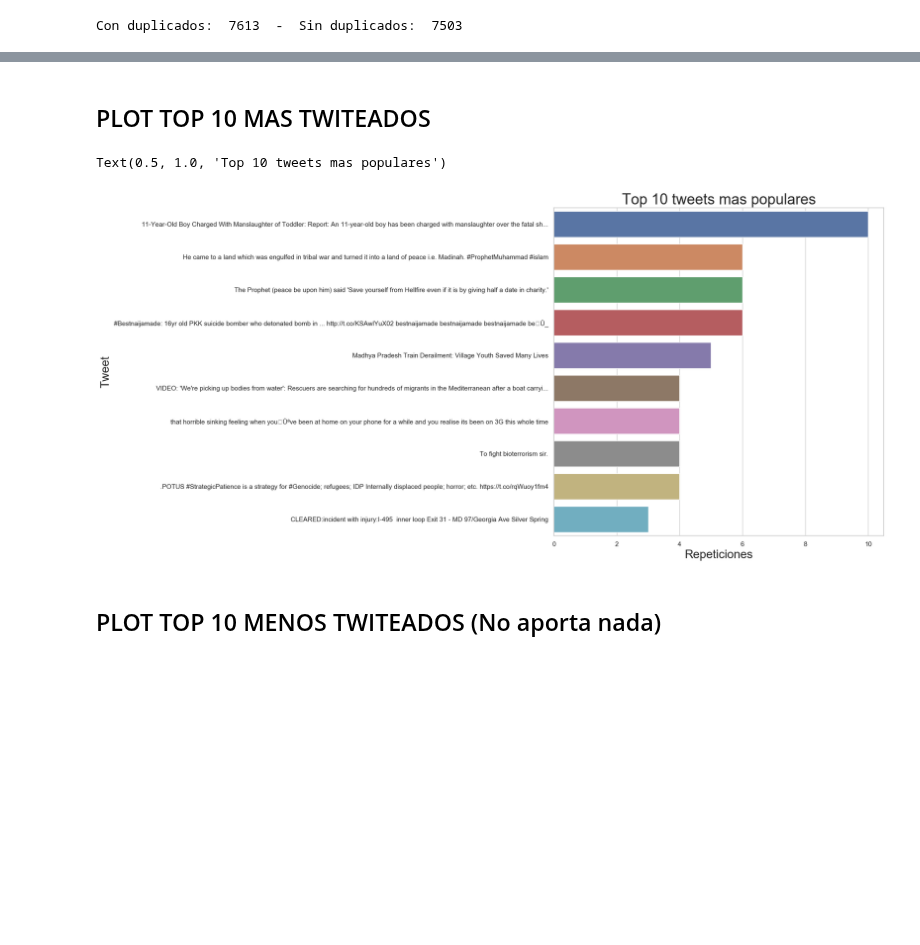
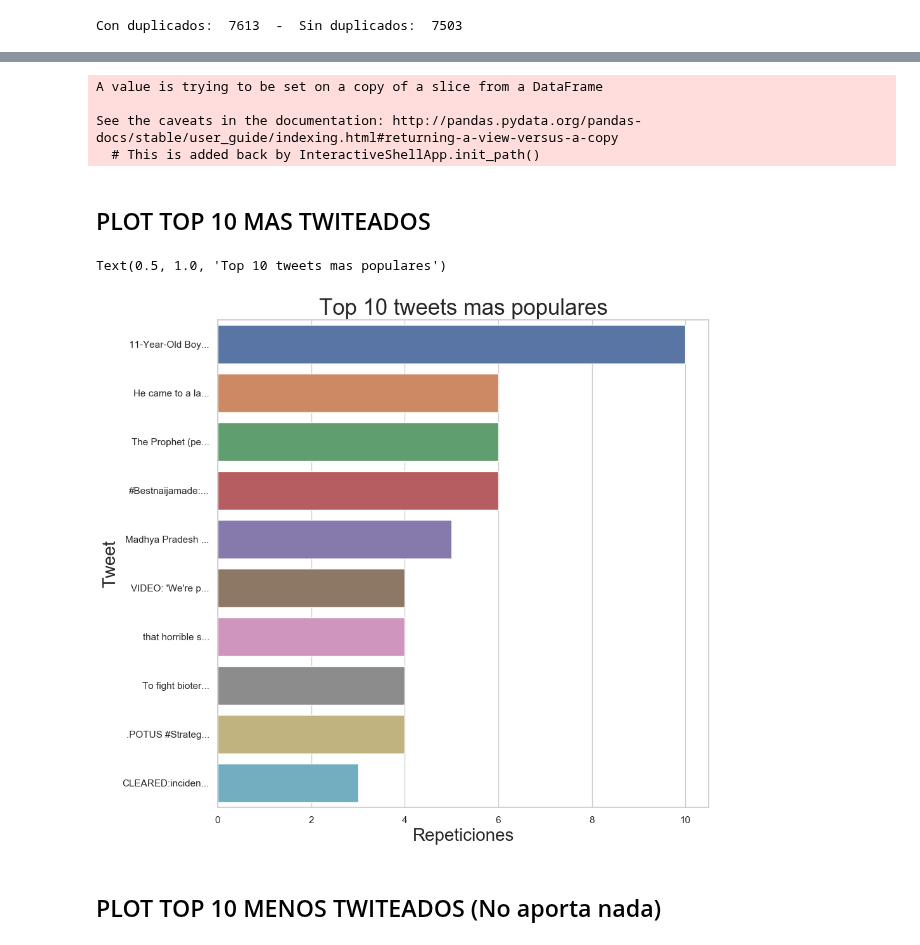
Before and after one commit to axelmpm/TP1_DATOS_1C_2020, a Jupyter notebook: C_AnalisisTweetsDuplicados.ipynb, the cells around one changed output, grey strips where cells are left out. Cells and saved outputs as stored; diff of their text form; code cells hidden in the pictures; blank space fills up the shorter version.

Commit message:
short text

```diff
--- a/C_AnalisisTweetsDuplicados.ipynb
+++ b/C_AnalisisTweetsDuplicados.ipynb
@@ -32,19 +69,26 @@ C_TOP10tweets = C_tweetsDuplicados[C_tweetsDuplicados.apply(lambda row : row['ca
 # %%
 C_TOP10tweets_menos = C_tweetsDuplicados[C_tweetsDuplicados.apply(lambda row : row['cantidad_de_tweets'] > 1, axis = 1)]\
 .sort_values(by = 'cantidad_de_tweets',ascending=False).tail(10)
+# %%
+acortar_texto(C_TOP10tweets_menos)
+# %% [output]
+A value is trying to be set on a copy of a slice from a DataFrame
+
+See the caveats in the documentation: http://pandas.pydata.org/pandas-docs/stable/user_guide/indexing.html#returning-a-view-versus-a-copy
+  # This is added back by InteractiveShellApp.init_path()
 # %% [markdown]
 ## PLOT TOP 10 MAS TWITEADOS
 # %%
 plt.rcParams['figure.figsize'] = (10, 10)
 
-ax = sns.barplot(x="cantidad_de_tweets", y="text", data=C_TOP10tweets,orient='h')
+ax = sns.barplot(x="cantidad_de_tweets", y="short_text", data=C_TOP10tweets,orient='h')
 
 ax.set_ylabel('Tweet', fontsize=20)
 ax.set_xlabel('Repeticiones', fontsize=20)
 ax.set_title("Top 10 tweets mas populares", fontsize=25)
 # %% [output]
 Text(0.5, 1.0, 'Top 10 tweets mas populares')
-[figure, old version]
+[figure, new version]
 # %% [markdown]
 ## PLOT TOP 10 MENOS TWITEADOS (No aporta nada)
 # %%
```
Also changed, not shown: parts of 4 cells of this notebook.
